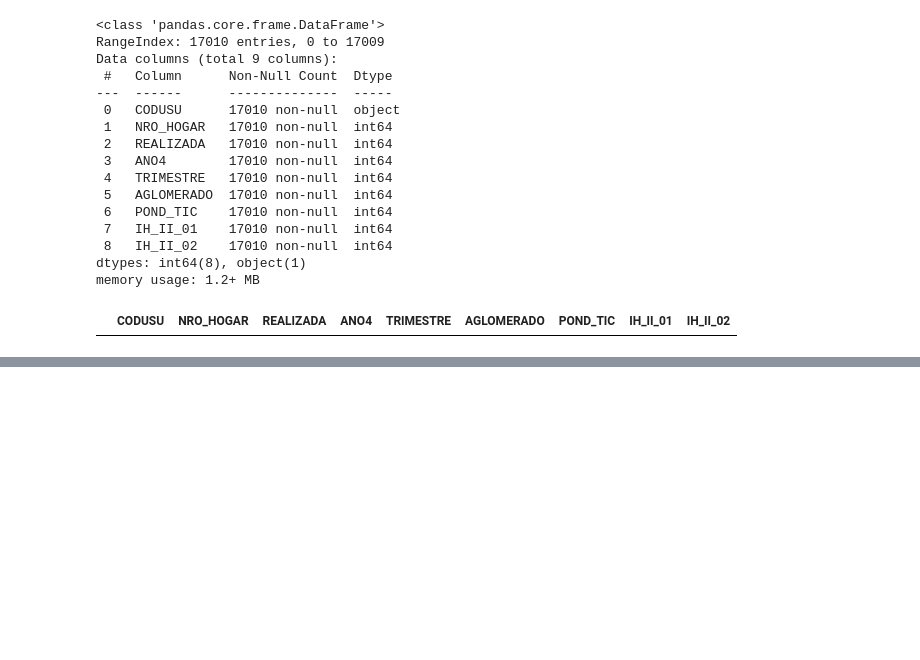
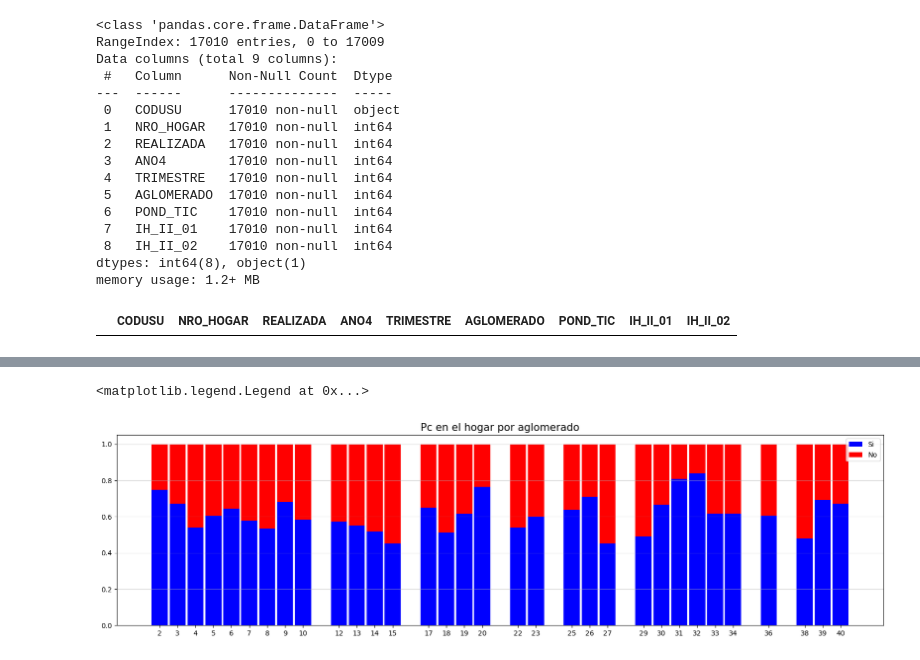
Before and after one commit to marcosbutti/Conectividad, a Jupyter notebook: Acceso a tecnologías.ipynb, the cells around one changed output, grey strips where cells are left out. Drawn from its saved outputs; the diff is of its cells as text; code cells hidden in the pictures; blank space fills up the shorter version.

```diff
--- a/Acceso a tecnologías.ipynb
+++ b/Acceso a tecnologías.ipynb
@@ -71,0 +96,3 @@ plt.show()
+# %%
+datah['AGLOMERADO']=datah['AGLOMERADO'].apply(mapeo)
+datah
@@ -71,0 +113,3 @@ plt.show()
+# %%
+pc_aglomerado = datah.groupby(["AGLOMERADO","IH_II_01"]).count()
+pc_aglomerado
@@ -71,0 +131,3 @@ plt.show()
+# %%
+pc_aglomerado = pc_aglomerado.reset_index()
+pc_aglomerado
@@ -71,0 +148,2 @@ plt.show()
+# %%
+pc_aglomerado.set_index("AGLOMERADO", inplace=True)
@@ -71,0 +179,20 @@ plt.show()
+# %%
+b = pc_aglomerado.CODUSU.loc[pc_aglomerado.IH_II_01 ==1]
+c = pc_aglomerado.CODUSU.loc[pc_aglomerado.IH_II_01 ==2]
+totales = b+c
+
+e = b/totales
+f = c/totales
+
+
+fig3, ax3 = plt.subplots(figsize=(20,5))
+ax3.bar(b.index,e, width=0.9, color="blue", tick_label=b.index, label="Si")
+ax3.bar(b.index,f, bottom=e, width=0.9, color="red", label="No")
+ax3.grid(axis='y', alpha=0.5)
+
+plt.title("Pc en el hogar por aglomerado", fontsize=15)
+
+plt.legend()
+# %% [output]
+<matplotlib.legend.Legend at 0x...>
+[figure, added]
```
Also changed, not shown: parts of 14 cells of this notebook.
